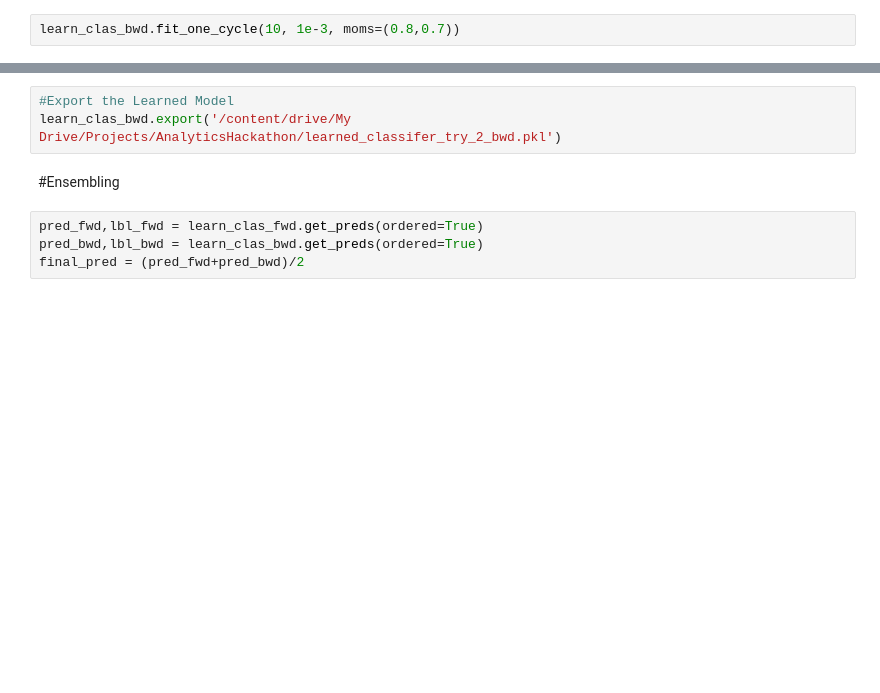
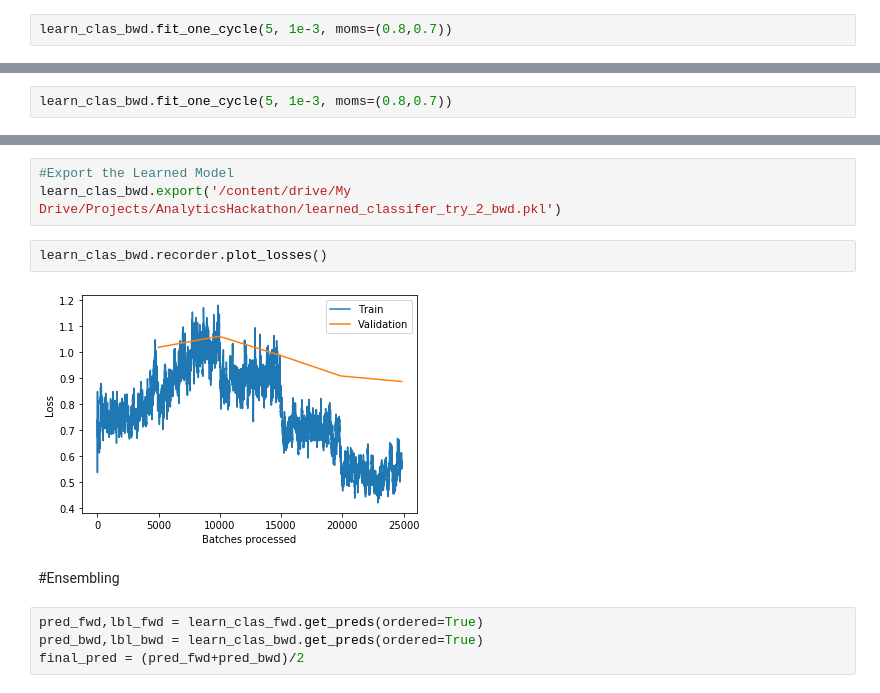
Before and after one commit to dhirajsuvarna/nlp_text_classification, a Jupyter notebook: hackathon/ULMFit_Drug_Review_Classification_Try_2.ipynb, the cells around one changed output, grey strips where cells are left out. Saved outputs shown, nothing was run; the diff lists cells and outputs as text; blank space fills up the shorter version.

```diff
--- a/hackathon/ULMFit_Drug_Review_Classification_Try_2.ipynb
+++ b/hackathon/ULMFit_Drug_Review_Classification_Try_2.ipynb
@@ -481,2 +462,2 @@ RuntimeError: ignored
 # %%
-learn_clas_bwd.fit_one_cycle(10, 1e-3, moms=(0.8,0.7))
+learn_clas_bwd.fit_one_cycle(5, 1e-3, moms=(0.8,0.7))
@@ -482,0 +471,2 @@ learn_clas_bwd.fit_one_cycle(10, 1e-3, moms=(0.8,0.7))
+# %%
+learn_clas_bwd.fit_one_cycle(5, 1e-3, moms=(0.8,0.7))
@@ -483,6 +481,10 @@ learn_clas_bwd.fit_one_cycle(10, 1e-3, moms=(0.8,0.7))
 # %%
 #Export the Learned Model
 learn_clas_bwd.export('/content/drive/My Drive/Projects/AnalyticsHackathon/learned_classifer_try_2_bwd.pkl')
+# %%
+learn_clas_bwd.recorder.plot_losses()
+# %% [output]
+[figure, added]
 # %% [markdown]
 #Ensembling
 # %%
```
Also changed, not shown: parts of 34 cells of this notebook.
